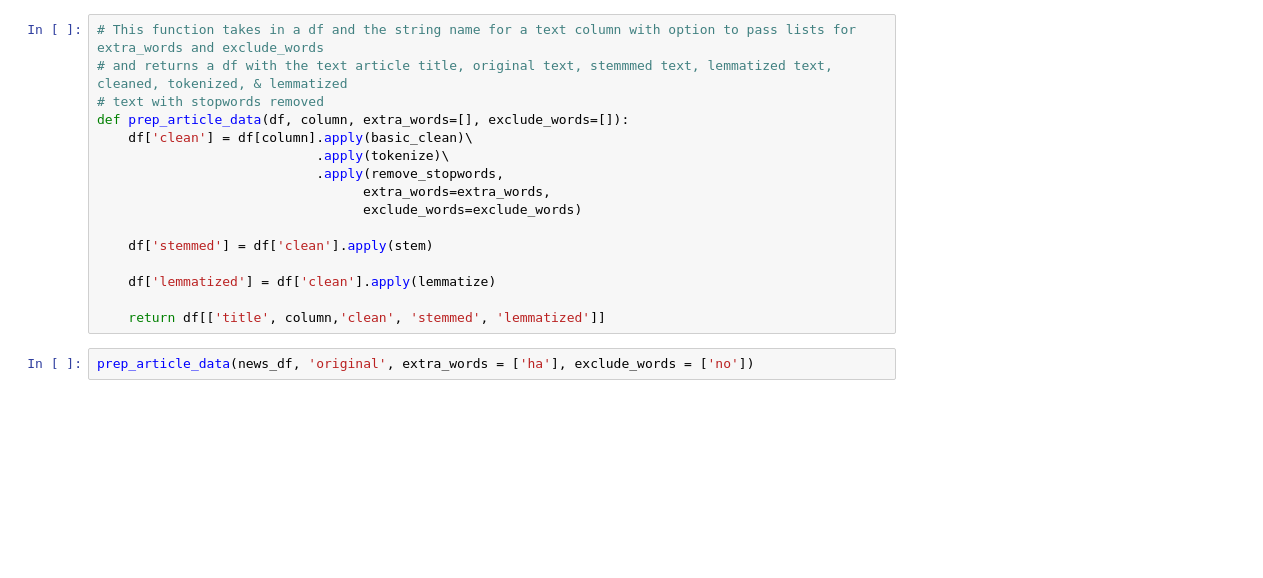
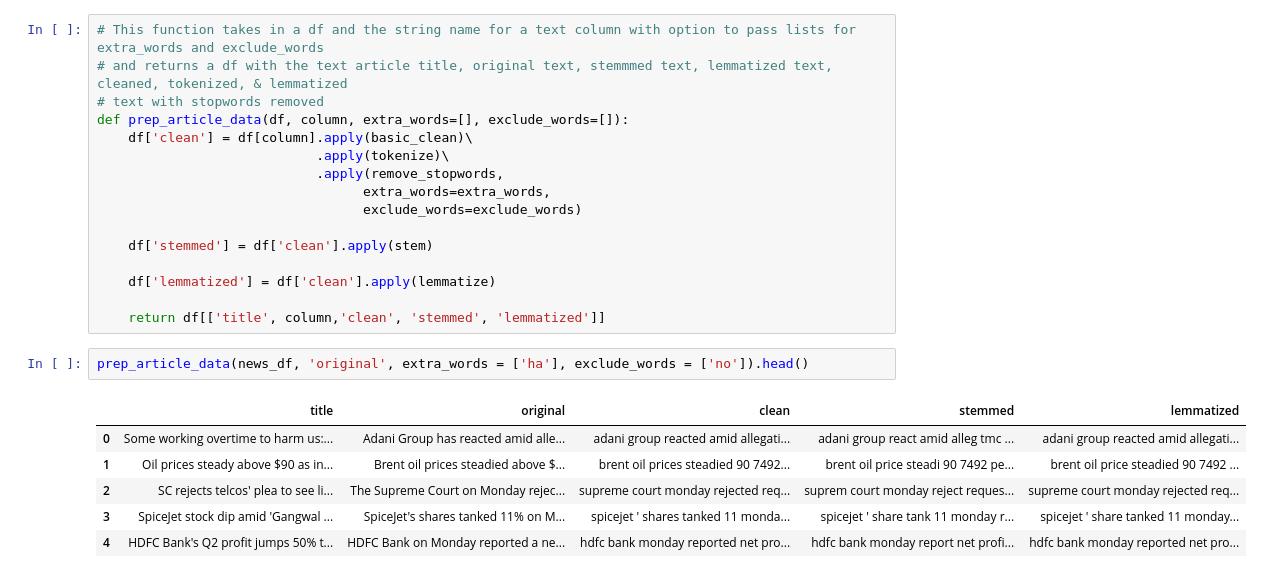
Before and after one commit to CodeupClassroom/somerville-nlp, a Jupyter notebook: nlp_prepare_exercises.ipynb, the cells around one changed output. Saved outputs shown, nothing was run; the diff lists cells and outputs as text; blank space fills up the shorter version.

```diff
--- a/nlp_prepare_exercises.ipynb
+++ b/nlp_prepare_exercises.ipynb
@@ -161,6 +207,13 @@ def prep_article_data(df, column, extra_words=[], exclude_words=[]):
 
     return df[['title', column,'clean', 'stemmed', 'lemmatized']]
 # %%
-prep_article_data(news_df, 'original', extra_words = ['ha'], exclude_words = ['no'])
+prep_article_data(news_df, 'original', extra_words = ['ha'], exclude_words = ['no']).head()
+# %% [output]
+|  | title | original | clean | stemmed | lemmatized |
+| 0 | Some working overtime to harm us:... | Adani Group has reacted amid alle... | adani group reacted amid allegati... | adani group react amid alleg tmc ... | adani group reacted amid allegati... |
+| 1 | Oil prices steady above $90 as in... | Brent oil prices steadied above $... | brent oil prices steadied 90 7492... | brent oil price steadi 90 7492 pe... | brent oil price steadied 90 7492 ... |
+| 2 | SC rejects telcos' plea to see li... | The Supreme Court on Monday rejec... | supreme court monday rejected req... | suprem court monday reject reques... | supreme court monday rejected req... |
+| 3 | SpiceJet stock dip amid 'Gangwal ... | SpiceJet's shares tanked 11% on M... | spicejet ' shares tanked 11 monda... | spicejet ' share tank 11 monday r... | spicejet ' share tanked 11 monday... |
+| 4 | HDFC Bank's Q2 profit jumps 50% t... | HDFC Bank on Monday reported a ne... | hdfc bank monday reported net pro... | hdfc bank monday report net profi... | hdfc bank monday reported net pro... |
 # %%
 prep_article_data(codeup_df, 'original', extra_words = ['ha'], exclude_words = ['no']).head()
```
Also changed, not shown: parts of 9 cells of this notebook.
